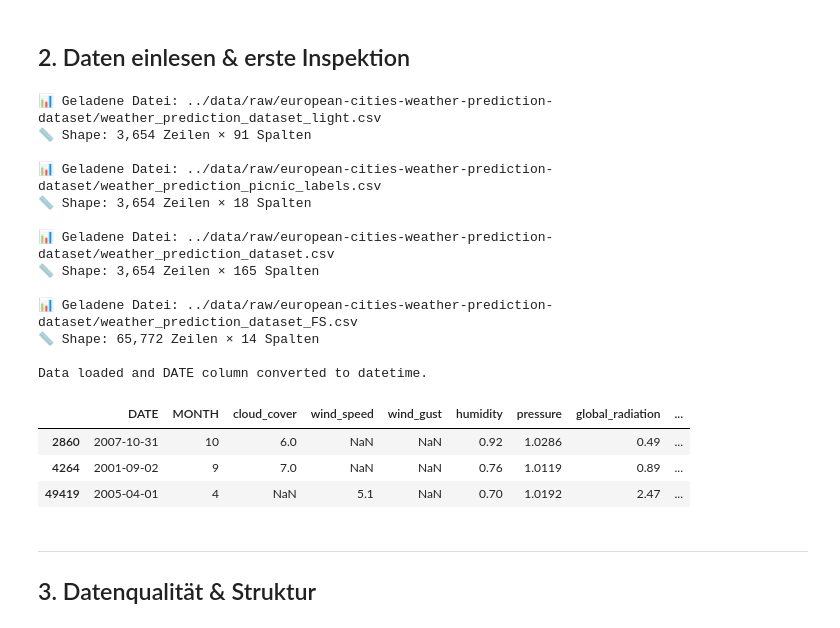
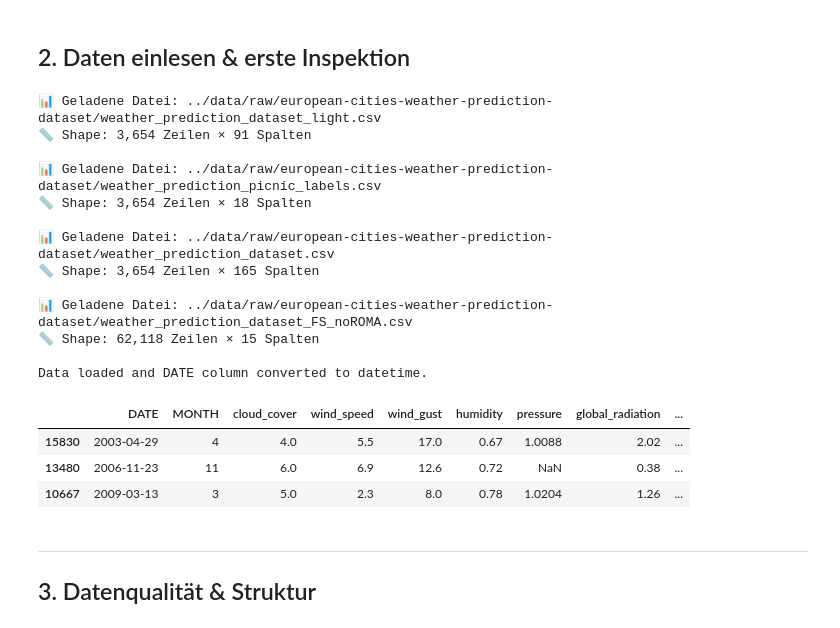
Before and after one commit to Spaeth-26/portfolio, a Jupyter notebook: notebooks/01_exploration_Weather_picnic.ipynb, the cells around one changed output. Saved outputs shown, nothing was run; the diff lists cells and outputs as text; code cells hidden in the pictures.

```diff
--- a/notebooks/01_exploration_Weather_picnic.ipynb
+++ b/notebooks/01_exploration_Weather_picnic.ipynb
@@ -70,7 +82,8 @@ Destination directory '../data/raw\european-cities-weather-prediction-dataset' a
 file_weather_light = '../data/raw/european-cities-weather-prediction-dataset/weather_prediction_dataset_light.csv'
 file_picnic_label  = '../data/raw/european-cities-weather-prediction-dataset/weather_prediction_picnic_labels.csv'
 file_weather_full  = '../data/raw/european-cities-weather-prediction-dataset/weather_prediction_dataset.csv'
-file_weather_FS    = '../data/raw/european-cities-weather-prediction-dataset/weather_prediction_dataset_FS.csv'
+# file_weather_FS    = '../data/raw/european-cities-weather-prediction-dataset/weather_prediction_dataset_FS.csv'
+file_weather_FS    = '../data/raw/european-cities-weather-prediction-dataset/weather_prediction_dataset_FS_noROMA.csv'
 
 # Load the datasets from the specified CSV files
 weather_light = pd.read_csv(file_weather_light,
@@ -89,38 +102,38 @@ weather_full = pd.read_csv(file_weather_full,
                            delimiter=',', encoding='ascii')
 print(f"📊 Geladene Datei: {file_weather_full}")
 print(f"📏 Shape: {weather_full.shape[0]:,} Zeilen × {weather_full.shape[1]} Spalten\n")
 
 # For extended analysis, you could also load the complete dataset if needed
 weather_FS = pd.read_csv(file_weather_FS,
                            delimiter=',', encoding='ascii')
 print(f"📊 Geladene Datei: {file_weather_FS}")
 print(f"📏 Shape: {weather_FS.shape[0]:,} Zeilen × {weather_FS.shape[1]} Spalten\n")
 
 # Convert the DATE column to datetime. The DATE is given as an integer (likely in YYYYMMDD format)
 for df in [weather_light, picnic_labels, weather_full, weather_FS]:
     df['DATE'] = pd.to_datetime(df['DATE'].astype(str), format='%Y%m%d', errors='coerce')
 
 print('Data loaded and DATE column converted to datetime.')
 
 weather_FS.sample(3)
 # %% [output]
 📊 Geladene Datei: ../data/raw/european-cities-weather-prediction-dataset/weather_prediction_dataset_light.csv
 📏 Shape: 3,654 Zeilen × 91 Spalten
 
 📊 Geladene Datei: ../data/raw/european-cities-weather-prediction-dataset/weather_prediction_picnic_labels.csv
 📏 Shape: 3,654 Zeilen × 18 Spalten
 
 📊 Geladene Datei: ../data/raw/european-cities-weather-prediction-dataset/weather_prediction_dataset.csv
 📏 Shape: 3,654 Zeilen × 165 Spalten
 
-📊 Geladene Datei: ../data/raw/european-cities-weather-prediction-dataset/weather_prediction_dataset_FS.csv
-📏 Shape: 65,772 Zeilen × 14 Spalten
+📊 Geladene Datei: ../data/raw/european-cities-weather-prediction-dataset/weather_prediction_dataset_FS_noROMA.csv
+📏 Shape: 62,118 Zeilen × 15 Spalten
 
 Data loaded and DATE column converted to datetime.
 |  | DATE | MONTH | cloud_cover | wind_speed | wind_gust | humidity | pressure | global_radiation | ... |
-| 2860 | 2007-10-31 | 10 | 6.0 | NaN | NaN | 0.92 | 1.0286 | 0.49 | ... |
-| 4264 | 2001-09-02 | 9 | 7.0 | NaN | NaN | 0.76 | 1.0119 | 0.89 | ... |
-| 49419 | 2005-04-01 | 4 | NaN | 5.1 | NaN | 0.70 | 1.0192 | 2.47 | ... |
+| 15830 | 2003-04-29 | 4 | 4.0 | 5.5 | 17.0 | 0.67 | 1.0088 | 2.02 | ... |
+| 13480 | 2006-11-23 | 11 | 6.0 | 6.9 | 12.6 | 0.72 | NaN | 0.38 | ... |
+| 10667 | 2009-03-13 | 3 | 5.0 | 2.3 | 8.0 | 0.78 | 1.0204 | 1.26 | ... |
 # %% [markdown]
 
 
```
Also changed, not shown: parts of 16 cells of this notebook, 1 other file.
